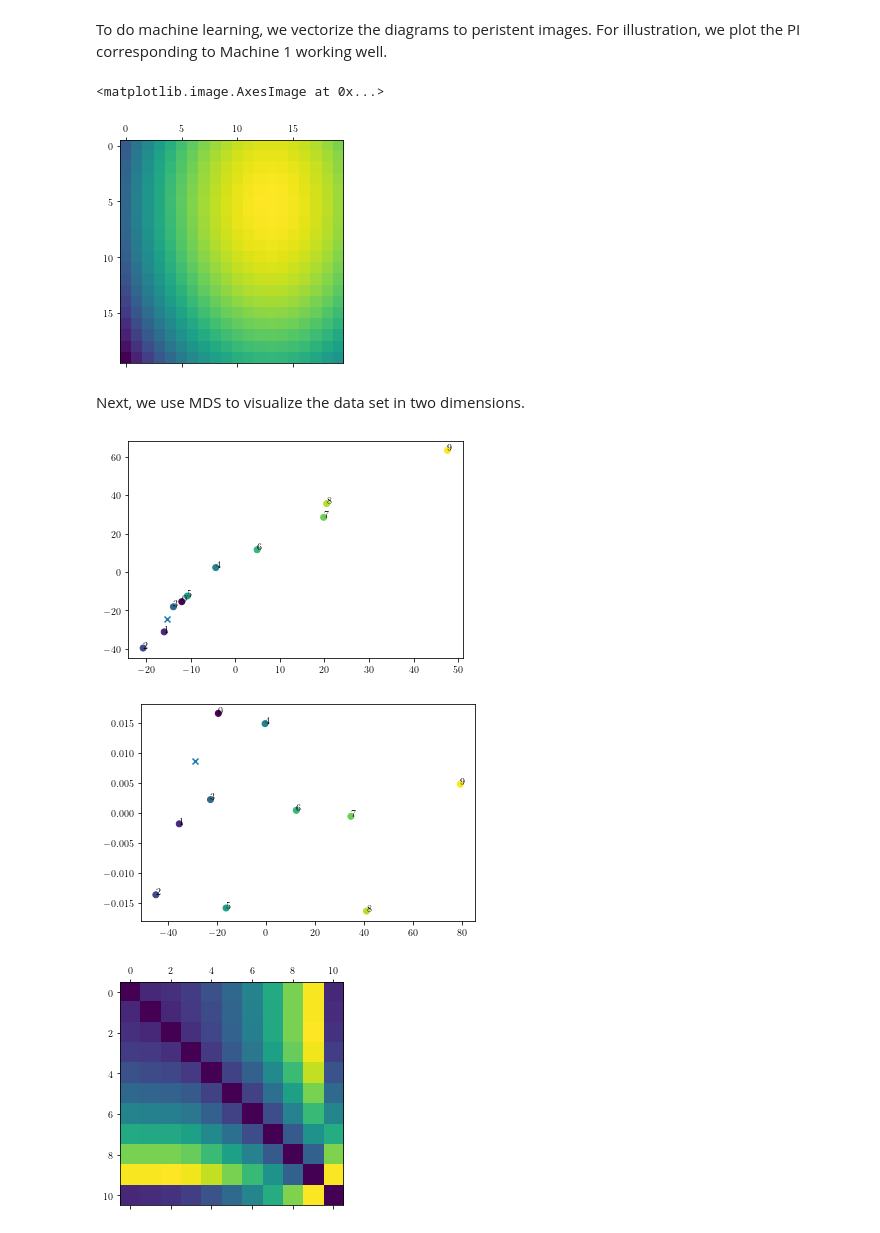
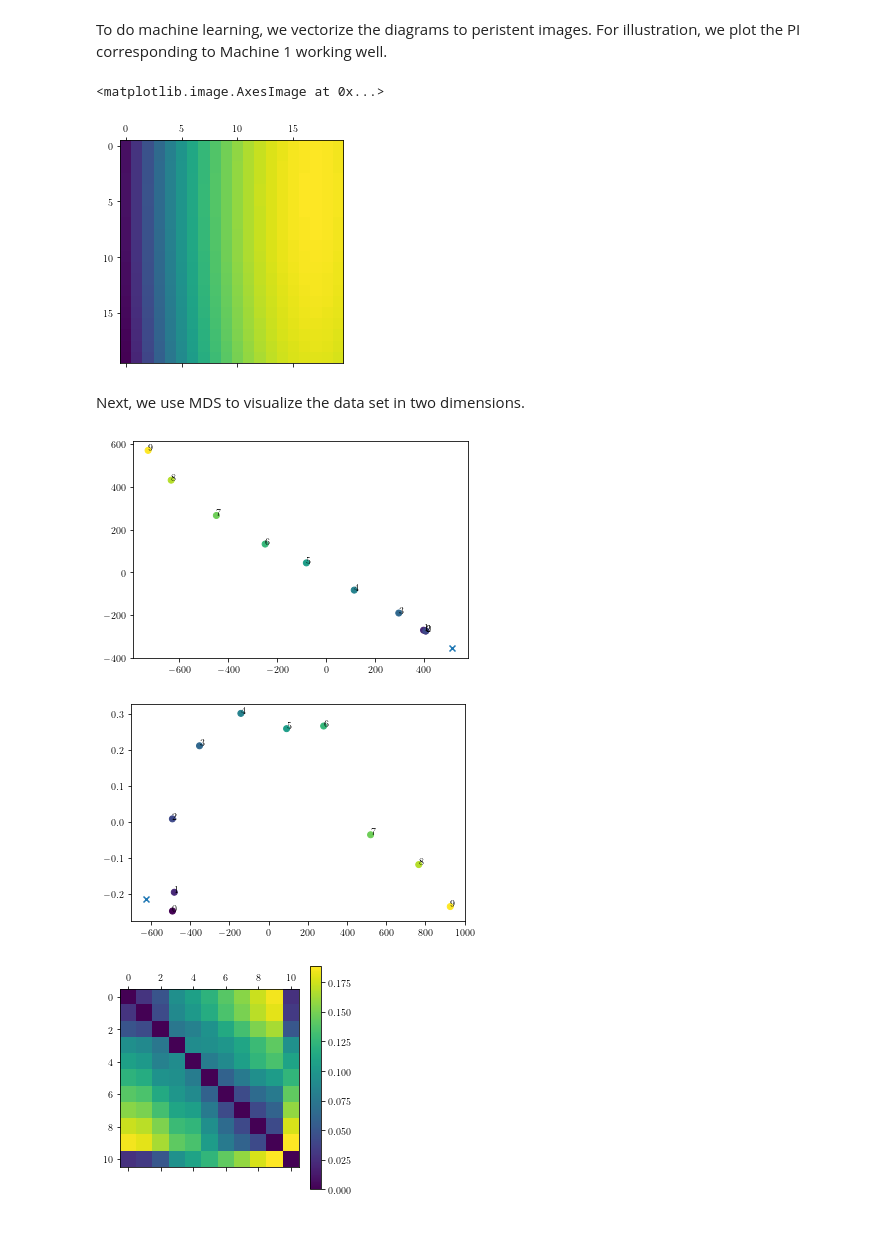
Before and after one commit to nihell/MachineSignalProcessing, a Jupyter notebook: data221412-gaussian-swe.ipynb, the cells around one changed output. Saved outputs shown, nothing was run; the diff lists cells and outputs as text; code cells hidden in the pictures.

```diff
--- a/data221412-gaussian-swe.ipynb
+++ b/data221412-gaussian-swe.ipynb
@@ -54,7 +54,7 @@ Concretely, using $dim =4, delay = 5, skip = 6$, we map the sequence
 $$(x_1, x_2, x_3, x_4, x_5, x_6, \ldots)\mapsto ((x_1, x_6, x_{11}, x_{16}), (x_7,x_{12}, x_{17},x_{22}),(x_{13},x_{18},x_{23},x_{28})).$$
 # %%
 #dim * delay should roughly equal len(time_series)/numer_of_periods
-dim = 833# half period
+dim = 417# half period
 delay = len(good_time_series[0])//dim
 print("delay", delay)
 skip = 1#200#0#100
@@ -163,7 +163,7 @@ pis = pi.transform(pds)
 plt.matshow(pis[0].reshape(pi.resolution))
 # %% [output]
 <matplotlib.image.AxesImage at 0x...>
-[figure, old version]
+[figure, new version]
 # %% [markdown]
 Next, we use MDS to visualize the data set in two dimensions.
 # %%
@@ -186,7 +186,7 @@ ax.scatter(emb[-1,0],emb[-1,1], marker = "x", label="well-working machine")
 plt.savefig("data221214_gaussian_MDS-from-PI_dim{}_delay{}.pdf".format(dim, delay))
 plt.show()
 # %% [output]
-[figure, old version]
+[figure, new version]
 # %%
 
 pca = PCA(n_components=2)
@@ -207,15 +207,16 @@ ax.scatter(emb[-1,0],emb[-1,1], marker = "x", label="well-working machine")
 plt.savefig("data221214_gaussian_PCA-from-PI_dim{}_delay{}.pdf".format(dim, delay))
 plt.show()
 # %% [output]
-[figure, old version]
+[figure, new version]
 # %%
 WD = gd.representations.WassersteinDistance(order=2, internal_p=2, n_jobs = -1)
 dist_matrix = WD.fit_transform(pds)
 # %%
 plt.matshow(dist_matrix)
+plt.colorbar()
 plt.savefig("data221214_gaussian_W2_dim{}_delay{}.pdf".format(dim,delay))
 # %% [output]
-[figure, old version]
+[figure, new version]
 # %%
 mds = MDS(n_components=2, metric = "precomputed")
 emb =mds.fit_transform(dist_matrix)
```
Also changed, not shown: parts of 7 cells of this notebook, 14 other files.
